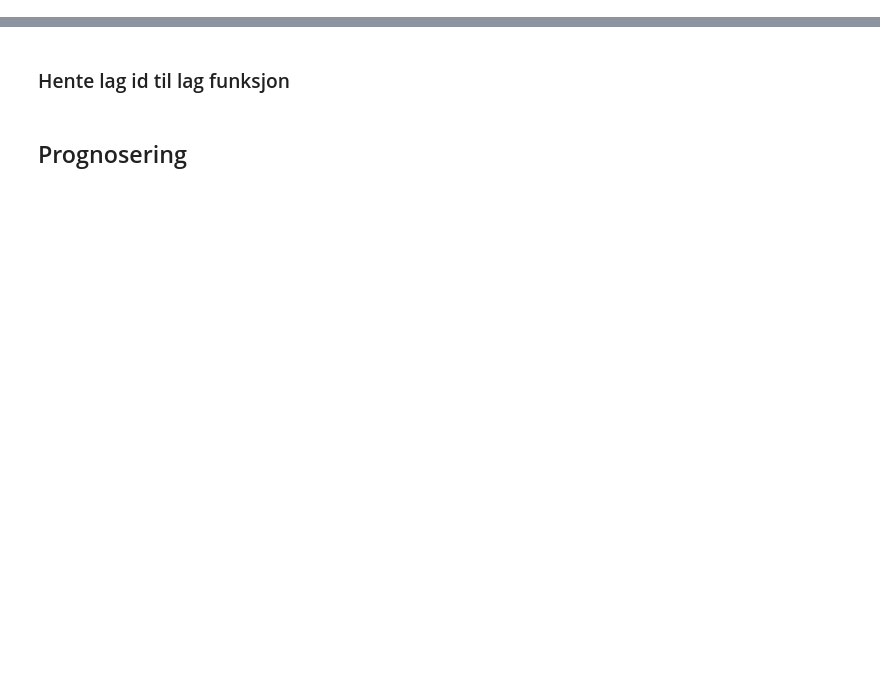
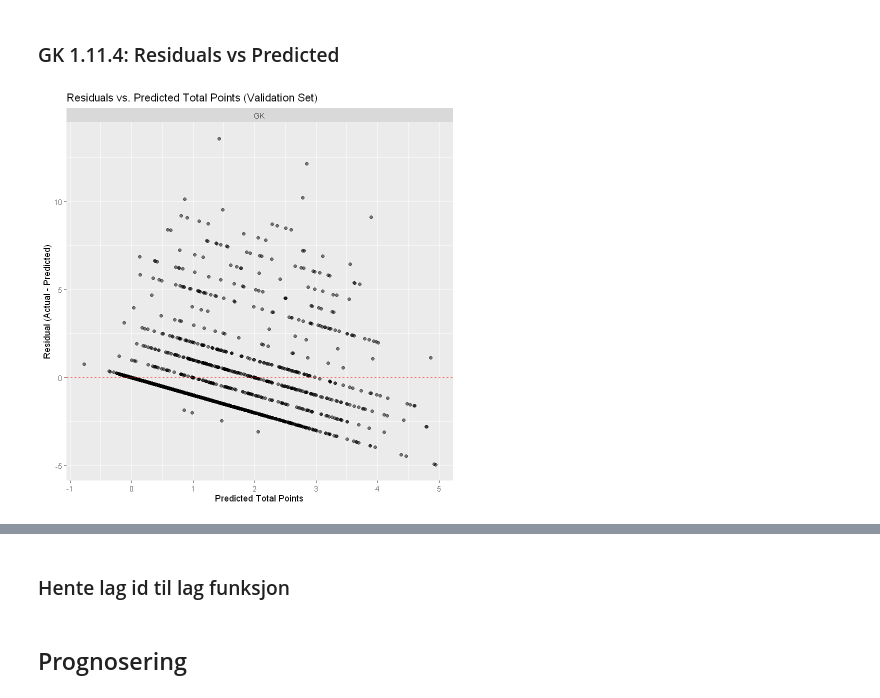
Before and after one commit to Nysgjerrigper/MSc-BusAdm-25-EBA-PAM, a Jupyter notebook: R Forecast/prognose-modell (16).ipynb, the cells around one changed output, grey strips where cells are left out. Drawn from its saved outputs; the diff is of its cells as text; code cells hidden in the pictures; blank space fills up the shorter version.

```diff
--- a/R Forecast/prognose-modell (16).ipynb
+++ b/R Forecast/prognose-modell (16).ipynb
@@ -1466,0 +983,20 @@ ________________________________________________________________________________
+# %% [markdown]
+### GK 1.11.4: Residuals vs Predicted
+# %%
+### GK 1.11.4: Residuals vs Predicted ----
+
+preds_gk_residuals <- preds_gk # Make copy to add residuals column
+preds_gk_residuals <- preds_gk_residuals %>%
+  mutate(residual = actual_total_points - predicted_total_points)
+
+plot_residuals_predicted_gk <- ggplot(preds_gk_residuals, aes(x = predicted_total_points, y = residual)) +
+  geom_point(alpha = 0.5) +
+  geom_hline(yintercept = 0, linetype = "dashed", color = "red") + # Zero error line
+  labs(title = "Residuals vs. Predicted Total Points (Validation Set)",
+       x = "Predicted Total Points",
+       y = "Residual (Actual - Predicted)") +
+  facet_wrap(~ position) + # Optional
+  theme_grey()
+plot_residuals_predicted_gk
+# %% [output]
+[figure, added]
```
Also changed, not shown: parts of 280 cells of this notebook, 28 other files.
